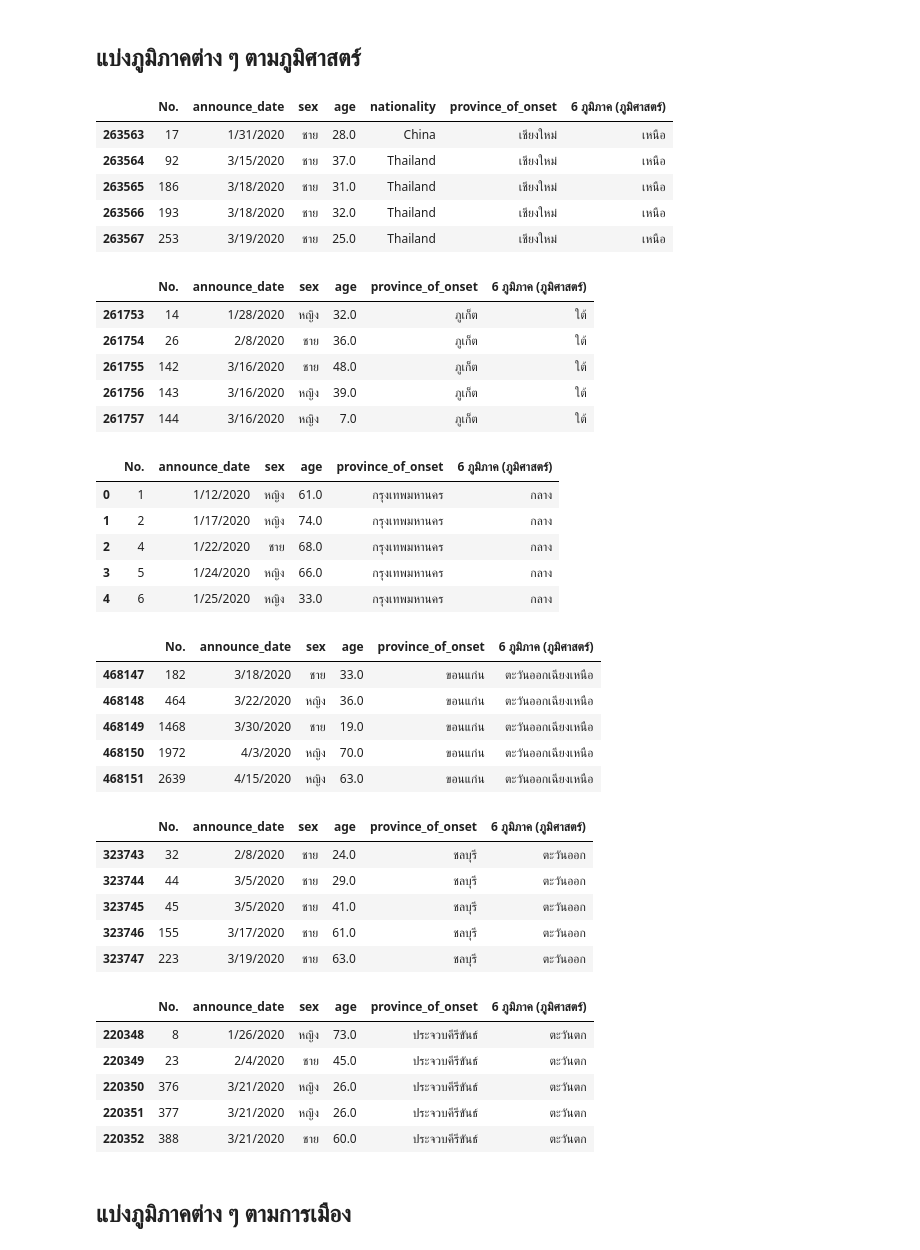
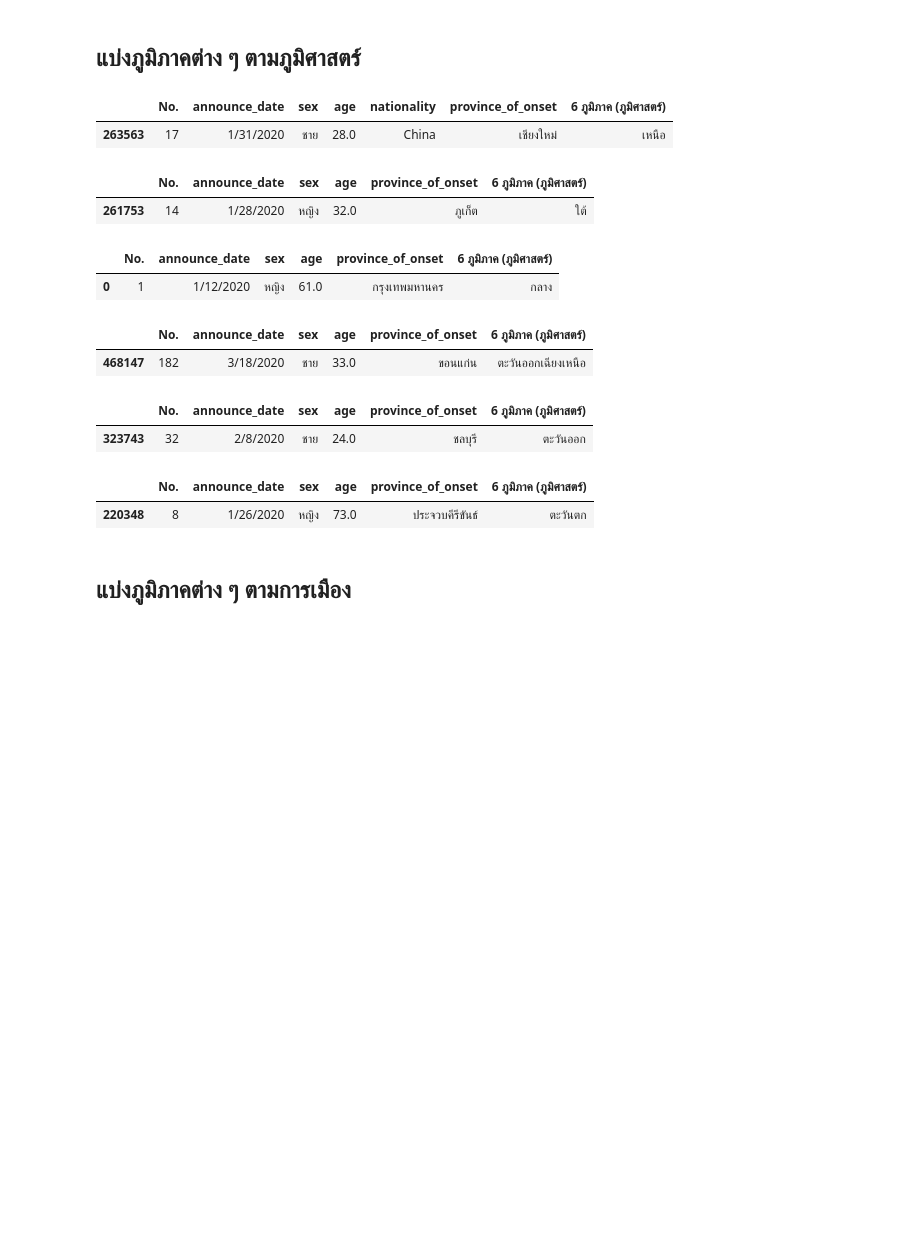
Before and after one commit to chanikansuksen/data_viz_2022, a Jupyter notebook: BasicPython&DataViz_midterm2022.ipynb, the cells around one changed output. Saved outputs shown, nothing was run; the diff lists cells and outputs as text; code cells hidden in the pictures; blank space fills up the shorter version.

```diff
--- a/BasicPython&DataViz_midterm2022.ipynb
+++ b/BasicPython&DataViz_midterm2022.ipynb
@@ -224,64 +224,40 @@ False
 ## แบ่งภูมิภาคต่าง ๆ ตามภูมิศาสตร์
 # %%
 byd = ch[ch['6 ภูมิภาค (ภูมิศาสตร์)']=='เหนือ'][['No.', 'announce_date', 'sex', 'age', 'nationality', 'province_of_onset', '6 ภูมิภาค (ภูมิศาสตร์)']]
-byd.head()
+byd.head(1)
 # %% [output]
 |  | No. | announce_date | sex | age | nationality | province_of_onset | 6 ภูมิภาค (ภูมิศาสตร์) |
 | 263563 | 17 | 1/31/2020 | ชาย | 28.0 | China | เชียงใหม่ | เหนือ |
-| 263564 | 92 | 3/15/2020 | ชาย | 37.0 | Thailand | เชียงใหม่ | เหนือ |
-| 263565 | 186 | 3/18/2020 | ชาย | 31.0 | Thailand | เชียงใหม่ | เหนือ |
-| 263566 | 193 | 3/18/2020 | ชาย | 32.0 | Thailand | เชียงใหม่ | เหนือ |
-| 263567 | 253 | 3/19/2020 | ชาย | 25.0 | Thailand | เชียงใหม่ | เหนือ |
 # %%
 psh = ch[ch['6 ภูมิภาค (ภูมิศาสตร์)']=='ใต้'][['No.', 'announce_date', 'sex', 'age', 'province_of_onset', '6 ภูมิภาค (ภูมิศาสตร์)']]
-psh.head()
+psh.head(1)
 # %% [output]
 |  | No. | announce_date | sex | age | province_of_onset | 6 ภูมิภาค (ภูมิศาสตร์) |
 | 261753 | 14 | 1/28/2020 | หญิง | 32.0 | ภูเก็ต | ใต้ |
-| 261754 | 26 | 2/8/2020 | ชาย | 36.0 | ภูเก็ต | ใต้ |
-| 261755 | 142 | 3/16/2020 | ชาย | 48.0 | ภูเก็ต | ใต้ |
-| 261756 | 143 | 3/16/2020 | หญิง | 39.0 | ภูเก็ต | ใต้ |
-| 261757 | 144 | 3/16/2020 | หญิง | 7.0 | ภูเก็ต | ใต้ |
 # %%
 hrt = ch[ch['6 ภูมิภาค (ภูมิศาสตร์)']=='กลาง'][['No.', 'announce_date', 'sex', 'age', 'province_of_onset', '6 ภูมิภาค (ภูมิศาสตร์)']]
-hrt.head()
+hrt.head(1)
 # %% [output]
 |  | No. | announce_date | sex | age | province_of_onset | 6 ภูมิภาค (ภูมิศาสตร์) |
 | 0 | 1 | 1/12/2020 | หญิง | 61.0 | กรุงเทพมหานคร | กลาง |
-| 1 | 2 | 1/17/2020 | หญิง | 74.0 | กรุงเทพมหานคร | กลาง |
-| 2 | 4 | 1/22/2020 | ชาย | 68.0 | กรุงเทพมหานคร | กลาง |
-| 3 | 5 | 1/24/2020 | หญิง | 66.0 | กรุงเทพมหานคร | กลาง |
-| 4 | 6 | 1/25/2020 | หญิง | 33.0 | กรุงเทพมหานคร | กลาง |
 # %%
 pjw = ch[ch['6 ภูมิภาค (ภูมิศาสตร์)']=='ตะวันออกเฉียงเหนือ'][['No.', 'announce_date', 'sex', 'age', 'province_of_onset', '6 ภูมิภาค (ภูมิศาสตร์)']]
-pjw.head()
+pjw.head(1)
 # %% [output]
 |  | No. | announce_date | sex | age | province_of_onset | 6 ภูมิภาค (ภูมิศาสตร์) |
 | 468147 | 182 | 3/18/2020 | ชาย | 33.0 | ขอนแก่น | ตะวันออกเฉียงเหนือ |
-| 468148 | 464 | 3/22/2020 | หญิง | 36.0 | ขอนแก่น | ตะวันออกเฉียงเหนือ |
-| 468149 | 1468 | 3/30/2020 | ชาย | 19.0 | ขอนแก่น | ตะวันออกเฉียงเหนือ |
-| 468150 | 1972 | 4/3/2020 | หญิง | 70.0 | ขอนแก่น | ตะวันออกเฉียงเหนือ |
-| 468151 | 2639 | 4/15/2020 | หญิง | 63.0 | ขอนแก่น | ตะวันออกเฉียงเหนือ |
 # %%
 sjw = ch[ch['6 ภูมิภาค (ภูมิศาสตร์)']=='ตะวันออก'][['No.', 'announce_date', 'sex', 'age', 'province_of_onset', '6 ภูมิภาค (ภูมิศาสตร์)']]
-sjw.head()
+sjw.head(1)
 # %% [output]
 |  | No. | announce_date | sex | age | province_of_onset | 6 ภูมิภาค (ภูมิศาสตร์) |
 | 323743 | 32 | 2/8/2020 | ชาย | 24.0 | ชลบุรี | ตะวันออก |
-| 323744 | 44 | 3/5/2020 | ชาย | 29.0 | ชลบุรี | ตะวันออก |
-| 323745 | 45 | 3/5/2020 | ชาย | 41.0 | ชลบุรี | ตะวันออก |
-| 323746 | 155 | 3/17/2020 | ชาย | 61.0 | ชลบุรี | ตะวันออก |
-| 323747 | 223 | 3/19/2020 | ชาย | 63.0 | ชลบุรี | ตะวันออก |
 # %%
 pjh = ch[ch['6 ภูมิภาค (ภูมิศาสตร์)']=='ตะวันตก'][['No.', 'announce_date', 'sex', 'age', 'province_of_onset', '6 ภูมิภาค (ภูมิศาสตร์)']]
-pjh.head()
+pjh.head(1)
 # %% [output]
 |  | No. | announce_date | sex | age | province_of_onset | 6 ภูมิภาค (ภูมิศาสตร์) |
 | 220348 | 8 | 1/26/2020 | หญิง | 73.0 | ประจวบคีรีขันธ์ | ตะวันตก |
-| 220349 | 23 | 2/4/2020 | ชาย | 45.0 | ประจวบคีรีขันธ์ | ตะวันตก |
-| 220350 | 376 | 3/21/2020 | หญิง | 26.0 | ประจวบคีรีขันธ์ | ตะวันตก |
-| 220351 | 377 | 3/21/2020 | หญิง | 26.0 | ประจวบคีรีขันธ์ | ตะวันตก |
-| 220352 | 388 | 3/21/2020 | ชาย | 60.0 | ประจวบคีรีขันธ์ | ตะวันตก |
 # %% [markdown]
 ## แบ่งภูมิภาคต่าง ๆ ตามการเมือง
 # %%
```
Also changed, not shown: parts of 19 cells of this notebook.
